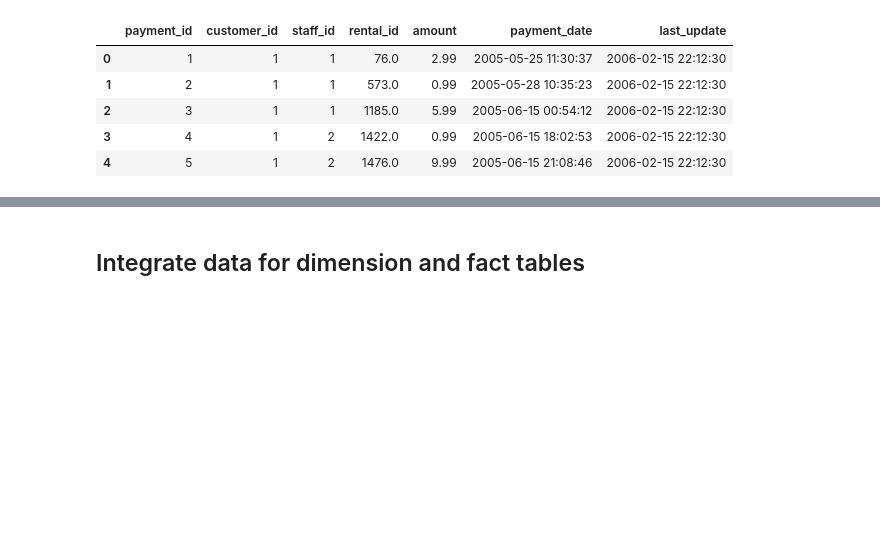
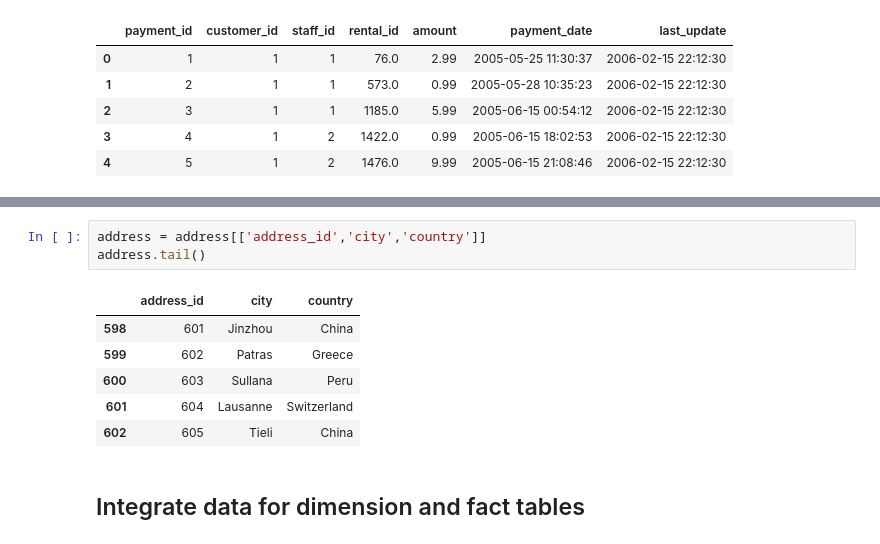
Before and after one commit to Narius2030/Sakila-Business-Analysis, a Jupyter notebook: customer_segment_fact.ipynb, the cells around one changed output, grey strips where cells are left out. Saved outputs shown, nothing was run; the diff lists cells and outputs as text; blank space fills up the shorter version.

```diff
--- a/customer_segment_fact.ipynb
+++ b/customer_segment_fact.ipynb
@@ -48,6 +55,16 @@ customer.head()
 | 2 | 3 | 1 | LINDA | WILLIAMS | LINDA.WILLIAMS@sakilacustomer.org | 7 | 1 | 2006-02-14 22:04:36 | 2006-02-15 04:57:20 |
 | 3 | 4 | 2 | BARBARA | JONES | BARBARA.JONES@sakilacustomer.org | 8 | 1 | 2006-02-14 22:04:36 | 2006-02-15 04:57:20 |
 | 4 | 5 | 1 | ELIZABETH | BROWN | ELIZABETH.BROWN@sakilacustomer.org | 9 | 1 | 2006-02-14 22:04:36 | 2006-02-15 04:57:20 |
+# %%
+address = address[['address_id','city','country']]
+address.tail()
+# %% [output]
+|  | address_id | city | country |
+| 598 | 601 | Jinzhou | China |
+| 599 | 602 | Patras | Greece |
+| 600 | 603 | Sullana | Peru |
+| 601 | 604 | Lausanne | Switzerland |
+| 602 | 605 | Tieli | China |
 # %% [markdown]
 ## Integrate data for dimension and fact tables
 # %% [markdown]
```
Also changed, not shown: parts of 12 cells of this notebook, 8 other files.
